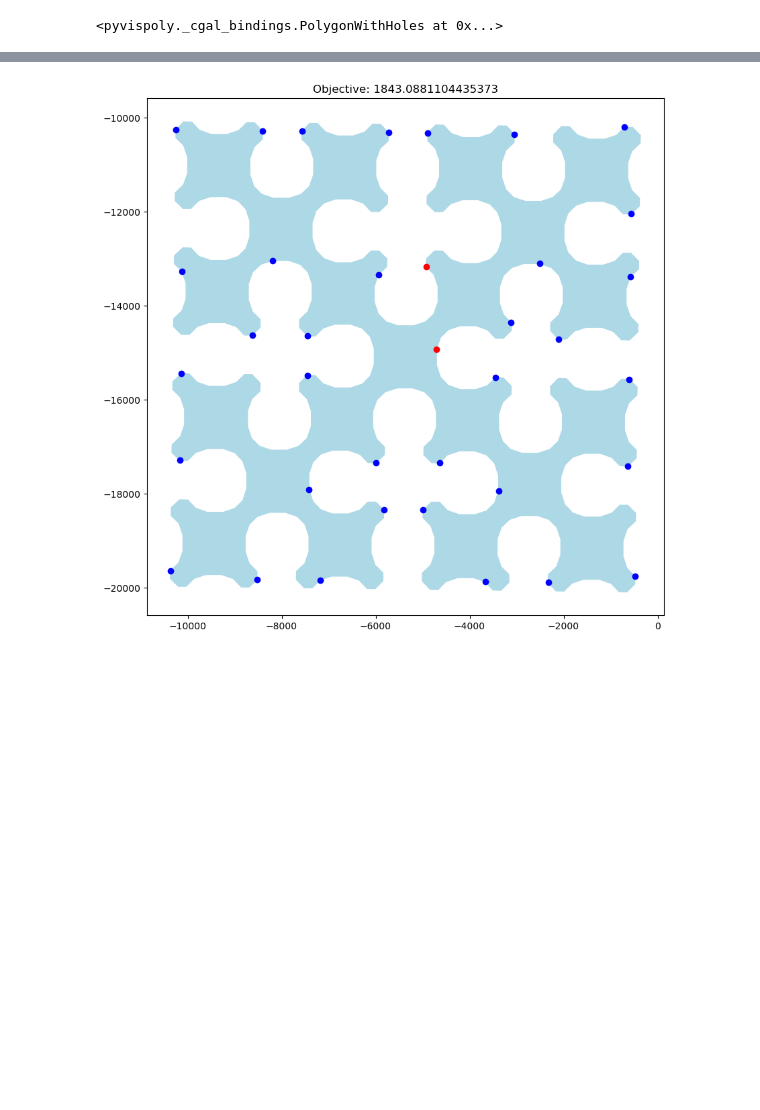
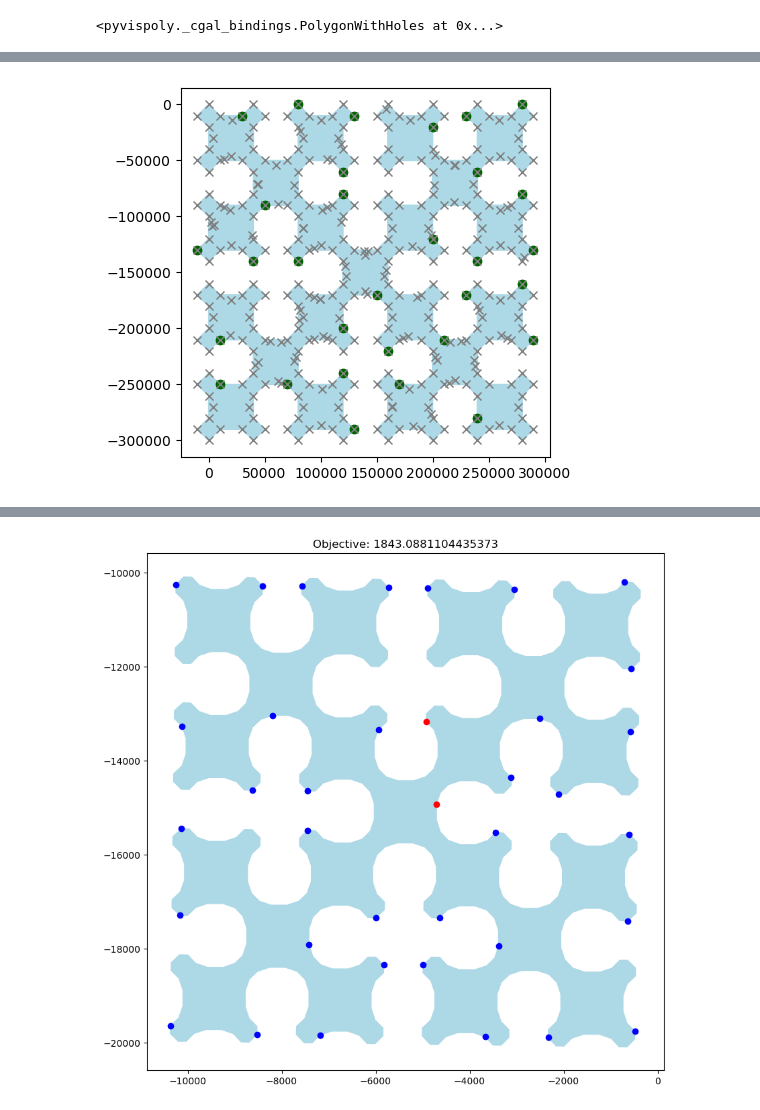
Before and after one commit to d-krupke/dispersive_agp_solver, a Jupyter notebook: notebooks/foobar.ipynb, the cells around one changed output, grey strips where cells are left out. Saved outputs shown, nothing was run; the diff lists cells and outputs as text; code cells hidden in the pictures; blank space fills up the shorter version.

```diff
--- a/notebooks/foobar.ipynb
+++ b/notebooks/foobar.ipynb
@@ -77,8 +82,17 @@ logger.info("Test")
 # %%
-from disp_agp_solver import SatBasedOptimizer
-from disp_agp_solver.optimizer import SearchStrategy
+from disp_agp_solver import SatBasedOptimizer, GurobiOptimizer, CpSatOptimizer
+from disp_agp_solver import SearchStrategy, OptimizerParams
 
-solver2  = SatBasedOptimizer(instance, logger=logger, lazy=False, search_strategy_start=SearchStrategy.BINARY, search_strategy_iteration=SearchStrategy.DOWN)
-solver2.solve()
-print(solver2.objective)
+solver_sat = SatBasedOptimizer(
+    instance,
+    logger=logger,
+    params=OptimizerParams(
+        search_strategy_start=SearchStrategy.BINARY,
+        search_strategy_iteration=SearchStrategy.DOWN,
+        lazy=False,
+    ),
+)
+solver_sat.solve()
+print(solver_sat.get_stats())
+print(solver_sat.objective)
 # %% [output]
@@ -103 +171,7 @@ print(solver2.objective)
+# %%
+witness_positions = [w for w, g in solver_sat._witness_strategy.witnesses]
+plotter.plot_solution(solver_sat.solution, witness_positions=witness_positions)
+plt.show()
+# %% [output]
+[figure, added]
 # %%
```
Also changed, not shown: parts of 12 cells of this notebook, 4 other files.
